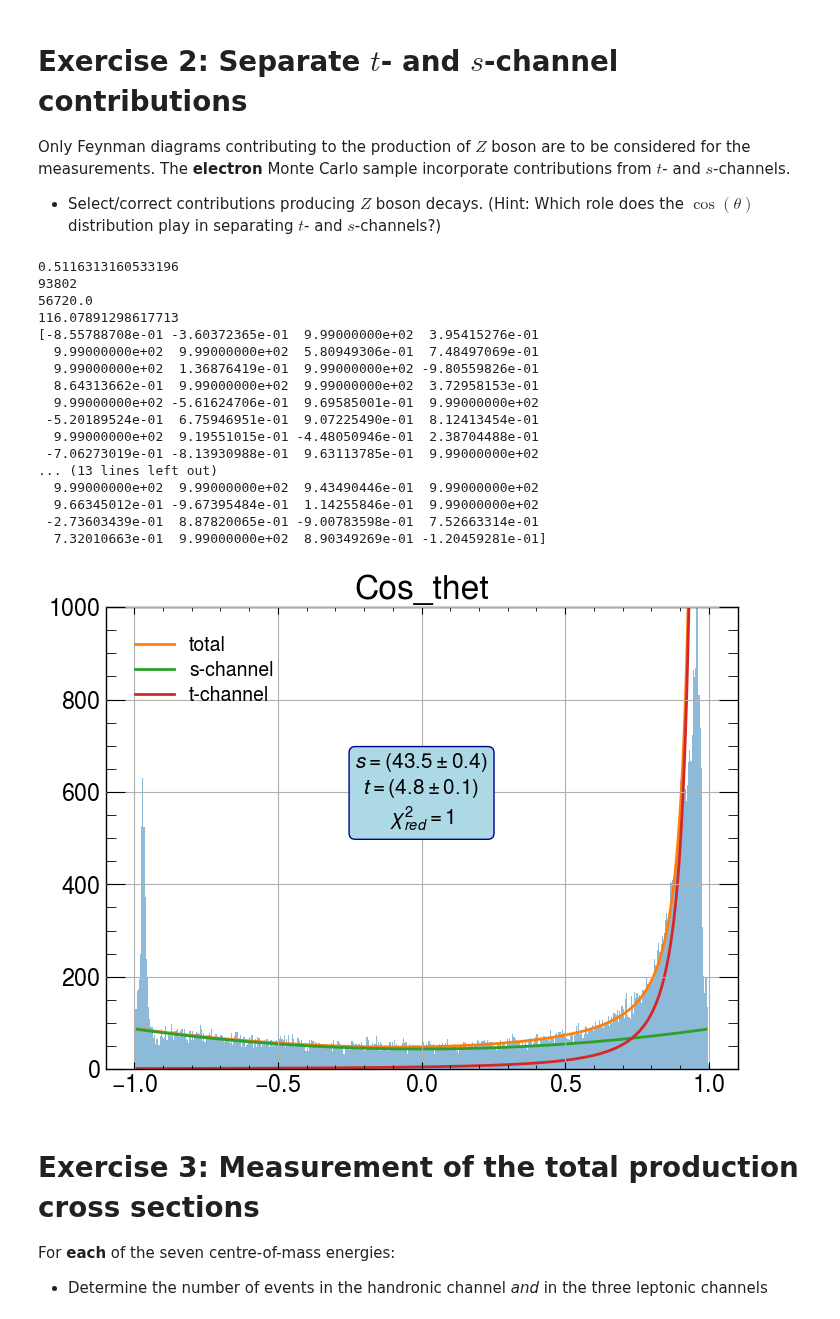
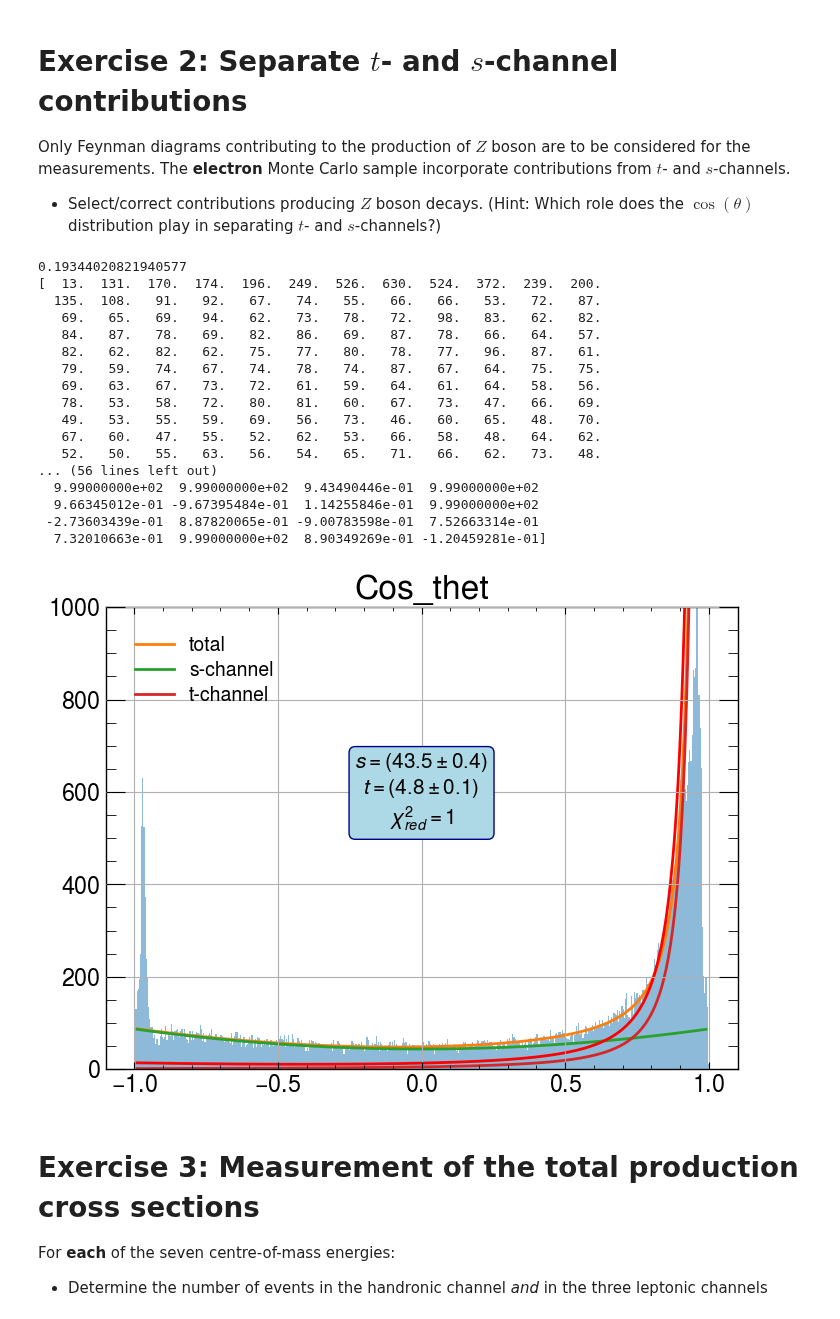
Before and after one commit to josepretel/z0-precisionmeasurement, a Jupyter notebook: z0_experiment.ipynb, the cells around one changed output. Saved outputs shown, nothing was run; the diff lists cells and outputs as text; code cells hidden in the pictures.

```diff
--- a/z0_experiment.ipynb
+++ b/z0_experiment.ipynb
@@ -279,9 +279,8 @@ def particletest(N,Psum,E,HE):
     hadrons1.append((np.where(N>=6.5,1,0)))##
     hadrons1.append((np.where(N>=15,20,0)))##
     hadrons1.append(np.where(Psum<=80,1,0)) ##
-    tau1.append(np.where(Psum<=75,1,0)) ##
-    hadrons1.append((np.where((Psum<=75),1,0)))#?? ##
-    hadrons1.append((np.where((E<=60) & (E>=20),1,0))) ##
+    hadrons1.append((np.where((E<=65) & (E>=45),0.5,0)))##
+    hadrons1.append((np.where((E<=80) & (E>=30),1,0)))##
     hadrons1.append(np.where(HE>=20,1,0)) ##
     electrons1.append(np.where(HE<=20,1,0)) ##
     electrons1.append(np.where((HE>=0.2)&(HE<=1.5),0.75,0))##
@@ -290,21 +289,25 @@ def particletest(N,Psum,E,HE):
 
     electrons1.append(np.where(N<=4.8,1,0)) ##
     electrons1.append(np.where(N<=1.5,2,0)) ##
-    electrons1.append(np.where(Psum<=95,1,0)) ###
-    electrons1.append(np.where(E>=60,1.5,0)) ##
-    electrons1.append(np.where(E>=85,6,0)) ##
-    muon1.append(np.where(E<=10,1,0)) ##
-    muon1.append(np.where(E<=9,1,0))#????  ##
-    muon1.append(np.where( (Psum>=80),1,0)) ##
-    muon1.append(np.where( (Psum>=75),3.5,0)) ##
+    electrons1.append(np.where(Psum<=95,2.5,0)) ###
+    electrons1.append(np.where(E>=65,1.25,0)) ##
+    electrons1.append(np.where(E>=75,2,0)) ##
+    electrons1.append(np.where(E>=85,9,0)) ##
+    muon1.append(np.where(E<=15,1,0)) ##
+    muon1.append(np.where(E<=9,1.5,0))#????  ##
+    muon1.append(np.where((Psum>=70),1.5,0))
+    muon1.append(np.where( (Psum>=80),1.5,0)) ##
 
     muon1.append(np.where((N<=4) &(N>=1),1.5,0)) ##
 
     tau1.append(np.where((N<=6.5) &(N>=1.5),1,0)) ##
 
-    tau1.append(np.where(Psum <=65,1,0)) ##
-    tau1.append(np.where(E<=60,1.5,0)) ##
-    tau1.append(np.where((E<=25) &(E>=20),1,0)) ##
+    tau1.append(np.where(Psum <=75,0.25,0)) ##
+    tau1.append(np.where(Psum <=70,0.5,0)) ##
+    tau1.append(np.where(Psum <=65,0.75,0)) ##
+    tau1.append(np.where(Psum <=60,1.5,0)) ##
+    tau1.append(np.where(E<=70,0.5,0)) ##
+    tau1.append(np.where((E<=25) &(E>=15),1,0)) ##
 
     hadrons1= np.sum(hadrons1, axis=0)
     electrons1= np.sum(electrons1, axis=0)
@@ -770,48 +793,48 @@ redchi=redchi2(entries[17:-20],f(bin_middles[17:-20],*popt),np.sqrt(entries[17:-
 
 textstr = '\n'.join((
     r'$s=(%.1f \pm %.1f) $' % (popt[0],np.sqrt(pcov[0][0]), ),
     r'$t=(%.1f \pm %.1f) $ ' % (popt[1],np.sqrt(pcov[1][1]), ),
     r'$\chi^2_{red}=%.0f$' % (redchi, )))
 
 plt.text(0, 600, textstr, size=15,ha="center",
          va="center",bbox=dict(boxstyle="round",facecolor='lightblue', edgecolor='darkblue', ), color='black')
 u=1
 l=-1
 
-efficiency=popt[0]*((u+1/3*u**3)-(l+1/3*l**3))/((popt[0]*((u+1/3*u**3)-(l+1/3*l**3)))+popt[1]*((1/(1-u))-(1/(1-l))))
+#efficiency=popt[0]*((u+1/3*u**3)-(l+1/3*l**3))/((popt[0]*((u+1/3*u**3)-(l+1/3*l**3)))+popt[1]*((1/(1-u))-(1/(1-l))))
 print(efficiency)
 print(entries)
 efficiency2=popt[0]*((u+1/3*u**3)-(l+1/3*l**3))/(sum(entries)/250)
 print(efficiency2)
 print(len(criteria[1][4]))
 print(sum(entries))
 b=popt[0]*((u+1/3*u**3)-(l+1/3*l**3))
 print(b)
 plt.plot(x, f(x,6,7), color='red')
 print(criteria[1][4][:100])
 plt.xlim(-1.1,1.1)
 plt.ylim(0,1000)
 plt.legend()
 plt.grid()
 # %% [output]
-0.5116313160533196
-93802
-56720.0
-116.07891298617713
-[-8.55788708e-01 -3.60372365e-01  9.99000000e+02  3.95415276e-01
-  9.99000000e+02  9.99000000e+02  5.80949306e-01  7.48497069e-01
-  9.99000000e+02  1.36876419e-01  9.99000000e+02 -9.80559826e-01
-  8.64313662e-01  9.99000000e+02  9.99000000e+02  3.72958153e-01
-  9.99000000e+02 -5.61624706e-01  9.69585001e-01  9.99000000e+02
- -5.20189524e-01  6.75946951e-01  9.07225490e-01  8.12413454e-01
-  9.99000000e+02  9.19551015e-01 -4.48050946e-01  2.38704488e-01
- -7.06273019e-01 -8.13930988e-01  9.63113785e-01  9.99000000e+02
-... (13 lines left out)
+0.19344020821940577
+[  13.  131.  170.  174.  196.  249.  526.  630.  524.  372.  239.  200.
+  135.  108.   91.   92.   67.   74.   55.   66.   66.   53.   72.   87.
+   69.   65.   69.   94.   62.   73.   78.   72.   98.   83.   62.   82.
+   84.   87.   78.   69.   82.   86.   69.   87.   78.   66.   64.   57.
+   82.   62.   82.   62.   75.   77.   80.   78.   77.   96.   87.   61.
+   79.   59.   74.   67.   74.   78.   74.   87.   67.   64.   75.   75.
+   69.   63.   67.   73.   72.   61.   59.   64.   61.   64.   58.   56.
+   78.   53.   58.   72.   80.   81.   60.   67.   73.   47.   66.   69.
+   49.   53.   55.   59.   69.   56.   73.   46.   60.   65.   48.   70.
+   67.   60.   47.   55.   52.   62.   53.   66.   58.   48.   64.   62.
+   52.   50.   55.   63.   56.   54.   65.   71.   66.   62.   73.   48.
+... (56 lines left out)
   9.99000000e+02  9.99000000e+02  9.43490446e-01  9.99000000e+02
   9.66345012e-01 -9.67395484e-01  1.14255846e-01  9.99000000e+02
  -2.73603439e-01  8.87820065e-01 -9.00783598e-01  7.52663314e-01
   7.32010663e-01  9.99000000e+02  8.90349269e-01 -1.20459281e-01]
-[figure, old version]
+[figure, new version]
 # %% [markdown]
 # Exercise 3: Measurement of the total production cross sections
 
```
Also changed, not shown: parts of 7 cells of this notebook.
